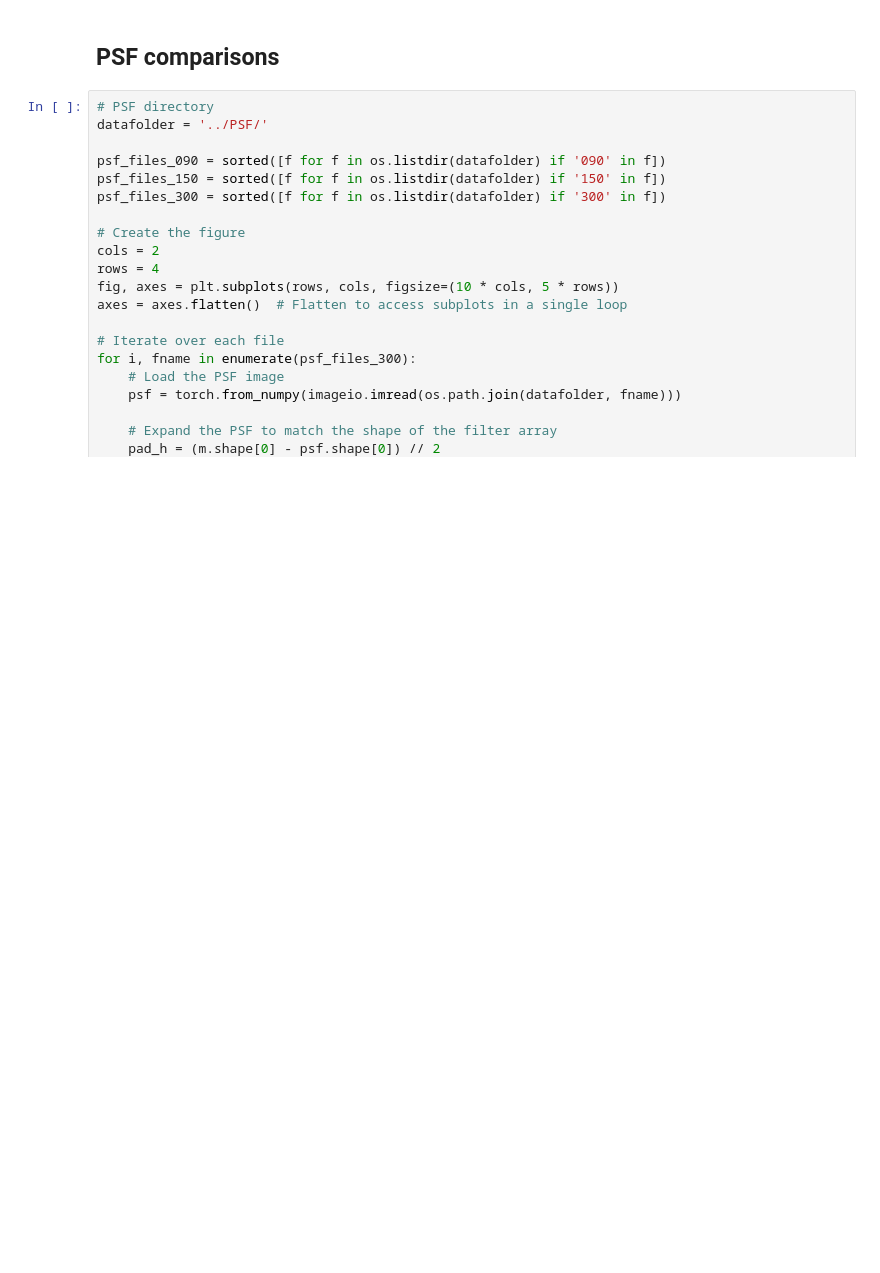
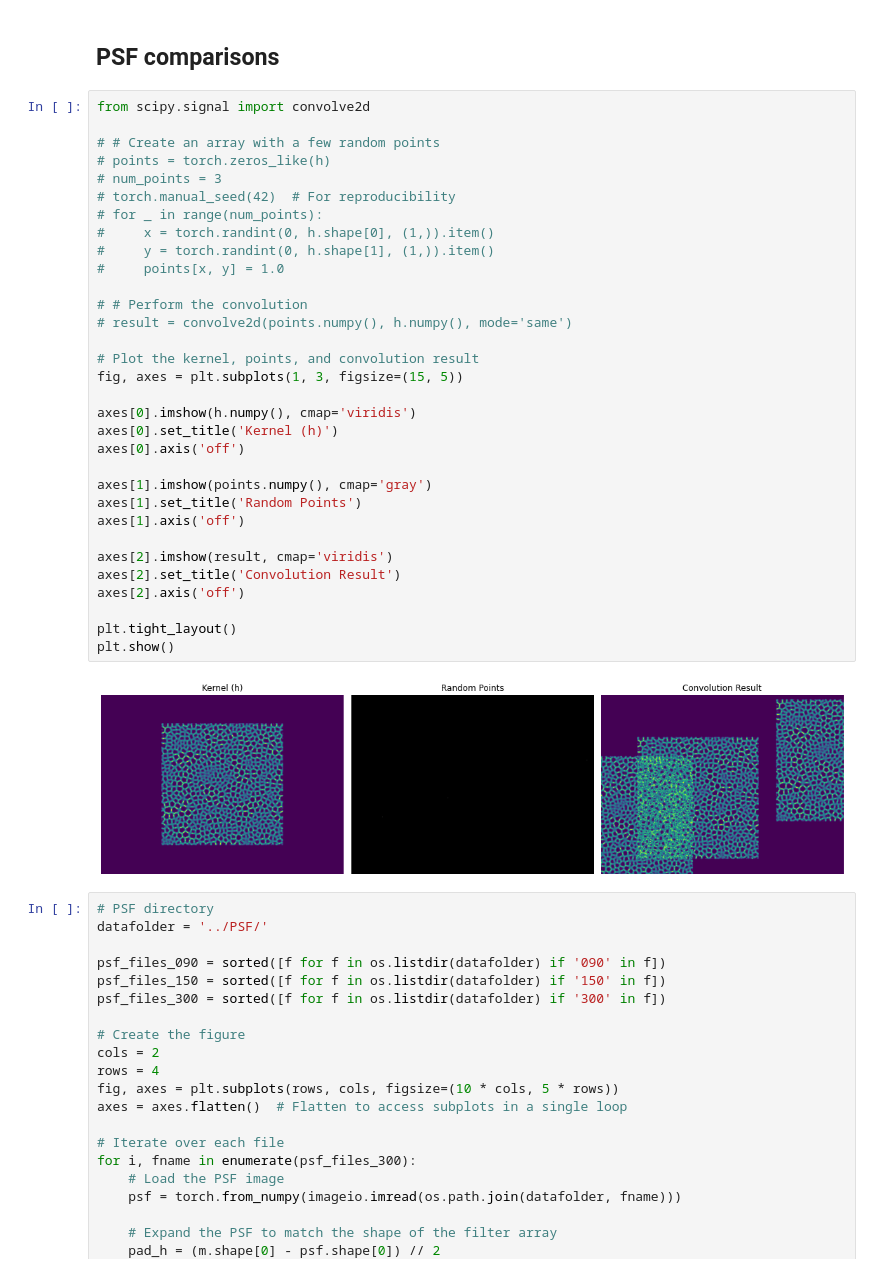
Before and after one commit to neerja/spectralmicroscope_gaussiansplatting, a Jupyter notebook: GaussSplatting/gaussian_localization.ipynb, the cells around one changed output. Saved outputs shown, nothing was run; the diff lists cells and outputs as text; blank space fills up the shorter version.

```diff
--- a/GaussSplatting/gaussian_localization.ipynb
+++ b/GaussSplatting/gaussian_localization.ipynb
@@ -387,6 +389,40 @@ plt.imshow(loss_arr[:,:,0].detach().numpy())
 [figure]
 # %% [markdown]
 ## PSF comparisons
+# %%
+from scipy.signal import convolve2d
+
+# # Create an array with a few random points
+# points = torch.zeros_like(h)
+# num_points = 3
+# torch.manual_seed(42)  # For reproducibility
+# for _ in range(num_points):
+#     x = torch.randint(0, h.shape[0], (1,)).item()
+#     y = torch.randint(0, h.shape[1], (1,)).item()
+#     points[x, y] = 1.0
+
+# # Perform the convolution
+# result = convolve2d(points.numpy(), h.numpy(), mode='same')
+
+# Plot the kernel, points, and convolution result
+fig, axes = plt.subplots(1, 3, figsize=(15, 5))
+
+axes[0].imshow(h.numpy(), cmap='viridis')
+axes[0].set_title('Kernel (h)')
+axes[0].axis('off')
+
+axes[1].imshow(points.numpy(), cmap='gray')
+axes[1].set_title('Random Points')
+axes[1].axis('off')
+
+axes[2].imshow(result, cmap='viridis')
+axes[2].set_title('Convolution Result')
+axes[2].axis('off')
+
+plt.tight_layout()
+plt.show()
+# %% [output]
+[figure, added]
 # %%
 # PSF directory
 datafolder = '../PSF/'
```
Also changed, not shown: parts of 2 cells of this notebook, 7 other files.
